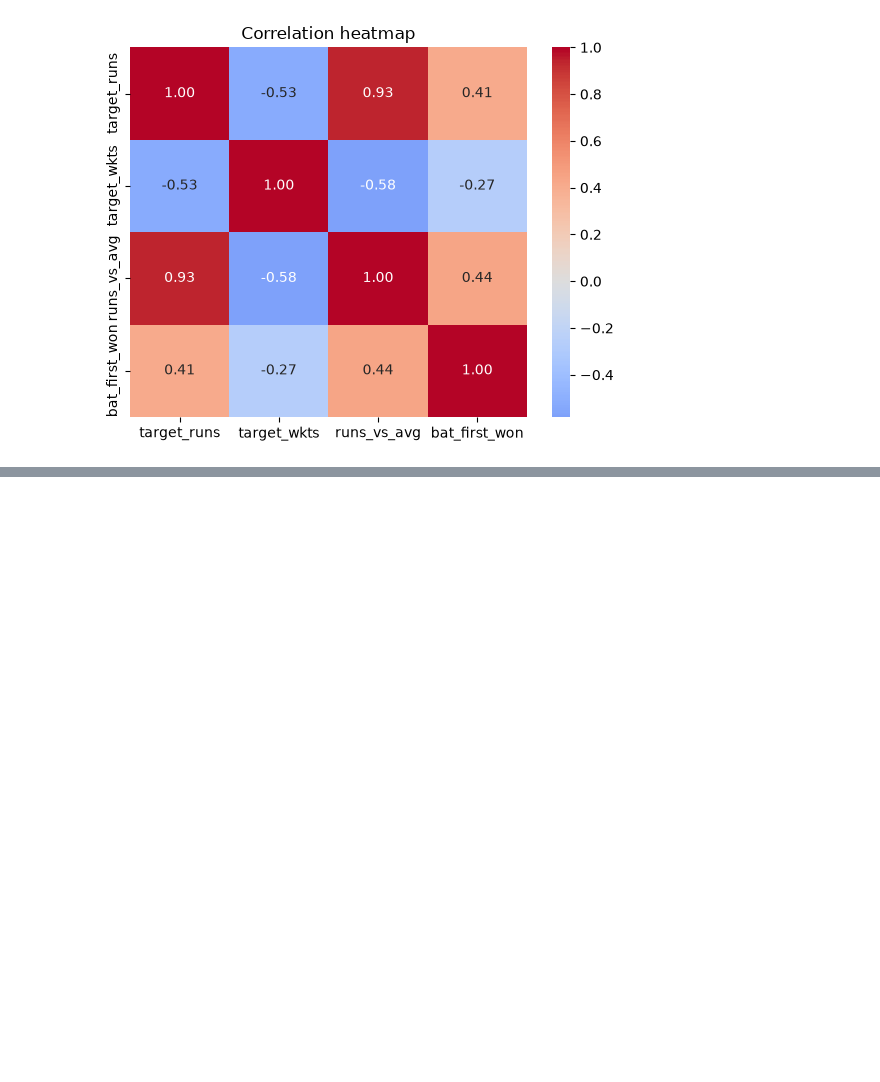
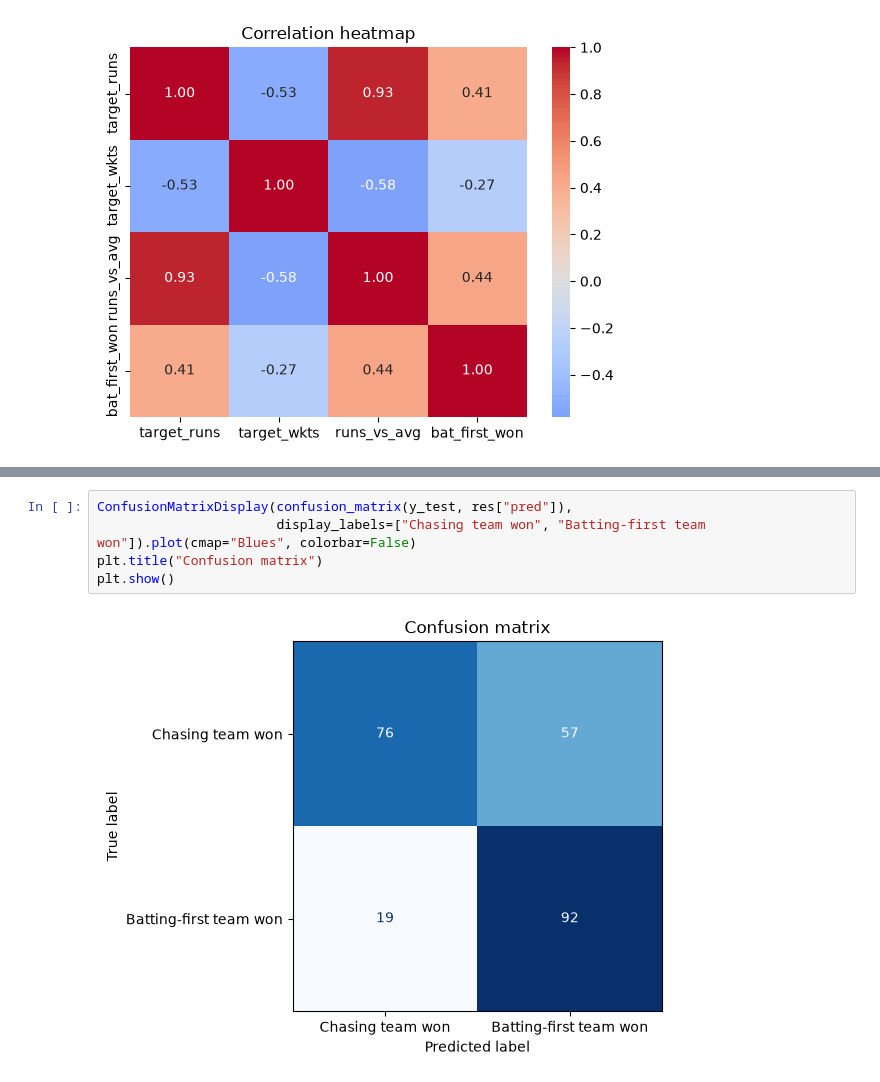
Before and after one commit to 2026aib1055/ipl-match-winner-prediction, a Jupyter notebook: IPL match prediction.ipynb, the cells around one changed output, grey strips where cells are left out. Drawn from its saved outputs; the diff is of its cells as text; blank space fills up the shorter version.

```diff
--- a/IPL match prediction.ipynb
+++ b/IPL match prediction.ipynb
@@ -238,0 +253,7 @@ pd.DataFrame({"Metric": metrics, "Value": [res[m] for m in metrics]}).round(3)
+# %%
+ConfusionMatrixDisplay(confusion_matrix(y_test, res["pred"]),
+                       display_labels=["Chasing team won", "Batting-first team won"]).plot(cmap="Blues", colorbar=False)
+plt.title("Confusion matrix")
+plt.show()
+# %% [output]
+[figure, added]
```
Also changed, not shown: parts of 9 cells of this notebook.
